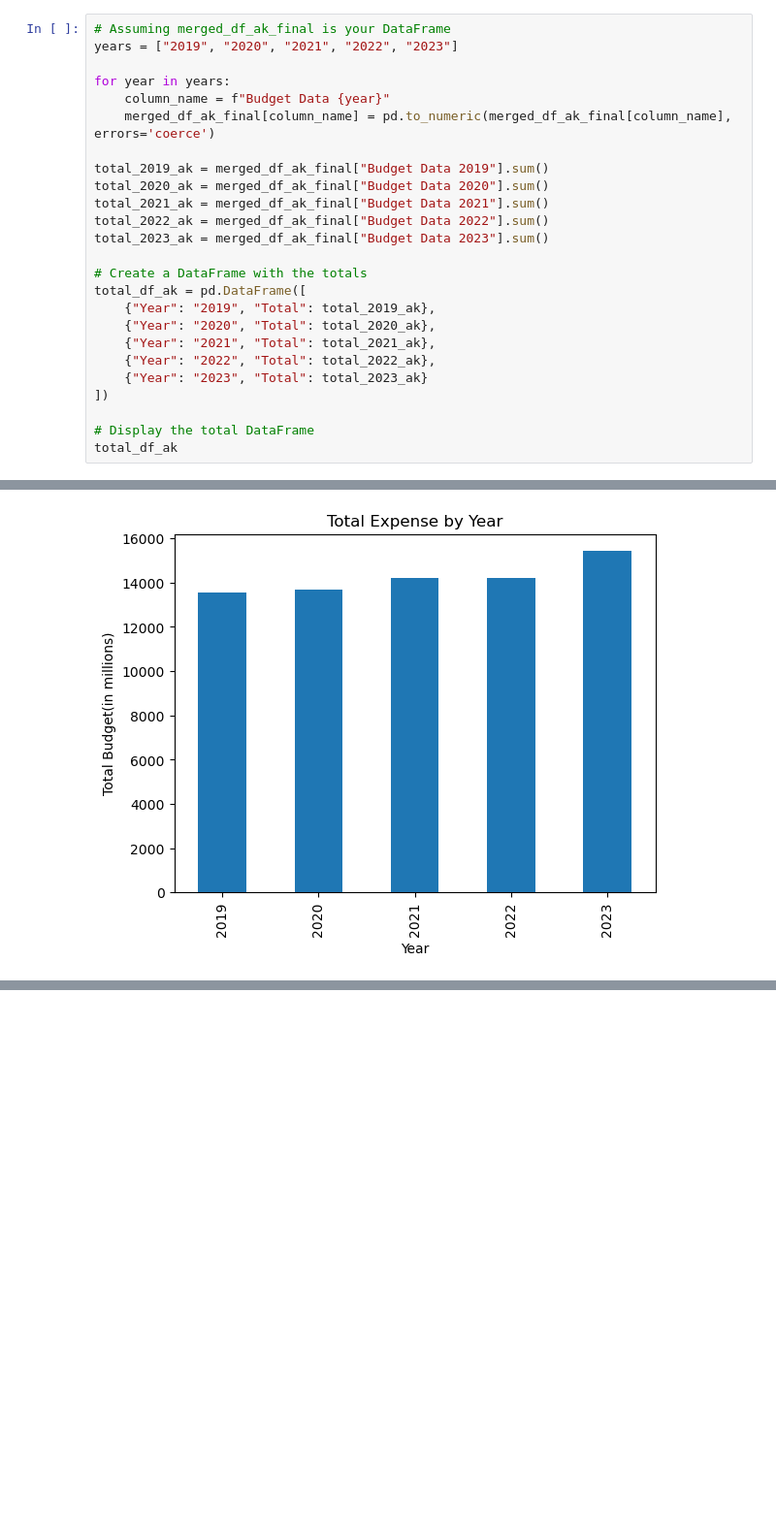
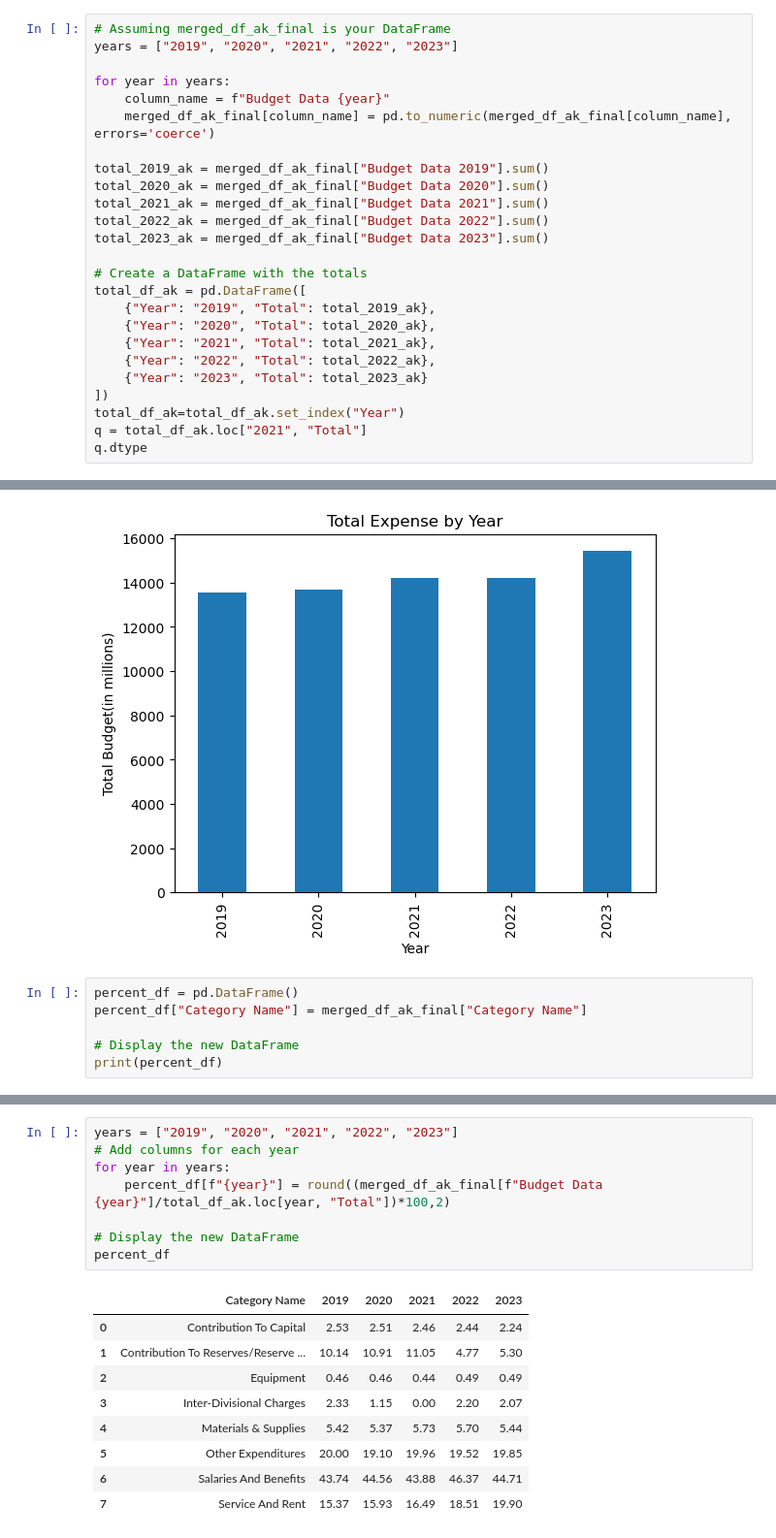
Before and after one commit to aayushgambhir2023/DA-Project-1, a Jupyter notebook: Cat-SubCat Analysis.ipynb, the cells around one changed output, grey strips where cells are left out. Shown: that part at 97% size. Drawn from its saved outputs; the diff is of its cells as text; blank space fills up the shorter version.

```diff
--- a/Cat-SubCat Analysis.ipynb
+++ b/Cat-SubCat Analysis.ipynb
@@ -447,7 +479,7 @@ total_df_ak = pd.DataFrame([
     {"Year": "2022", "Total": total_2022_ak},
     {"Year": "2023", "Total": total_2023_ak}
 ])
-
-# Display the total DataFrame
-total_df_ak
+total_df_ak=total_df_ak.set_index("Year")
+q = total_df_ak.loc["2021", "Total"]
+q.dtype
 # %% [output]
@@ -468,3 +495,9 @@ plt.ylabel("Total Budget(in millions)")
 # %% [output]
 Text(0, 0.5, 'Total Budget(in millions)')
 [figure]
+# %%
+percent_df = pd.DataFrame()
+percent_df["Category Name"] = merged_df_ak_final["Category Name"]
+
+# Display the new DataFrame
+print(percent_df)
@@ -470,0 +514,18 @@ Text(0, 0.5, 'Total Budget(in millions)')
+# %%
+years = ["2019", "2020", "2021", "2022", "2023"]
+# Add columns for each year
+for year in years:
+    percent_df[f"{year}"] = round((merged_df_ak_final[f"Budget Data {year}"]/total_df_ak.loc[year, "Total"])*100,2)
+
+# Display the new DataFrame
+percent_df
+# %% [output]
+|  | Category Name | 2019 | 2020 | 2021 | 2022 | 2023 |
+| 0 | Contribution To Capital | 2.53 | 2.51 | 2.46 | 2.44 | 2.24 |
+| 1 | Contribution To Reserves/Reserve ... | 10.14 | 10.91 | 11.05 | 4.77 | 5.30 |
+| 2 | Equipment | 0.46 | 0.46 | 0.44 | 0.49 | 0.49 |
+| 3 | Inter-Divisional Charges | 2.33 | 1.15 | 0.00 | 2.20 | 2.07 |
+| 4 | Materials & Supplies | 5.42 | 5.37 | 5.73 | 5.70 | 5.44 |
+| 5 | Other Expenditures | 20.00 | 19.10 | 19.96 | 19.52 | 19.85 |
+| 6 | Salaries And Benefits | 43.74 | 44.56 | 43.88 | 46.37 | 44.71 |
+| 7 | Service And Rent | 15.37 | 15.93 | 16.49 | 18.51 | 19.90 |
```
Also changed, not shown: parts of 8 cells of this notebook, 1 other file.
